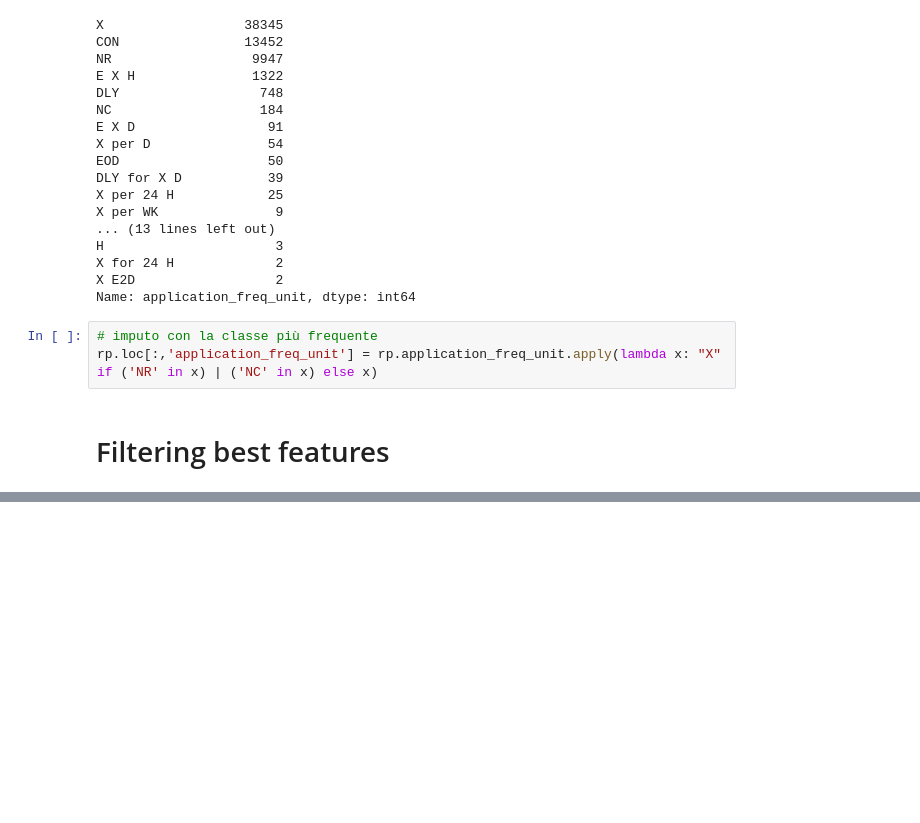
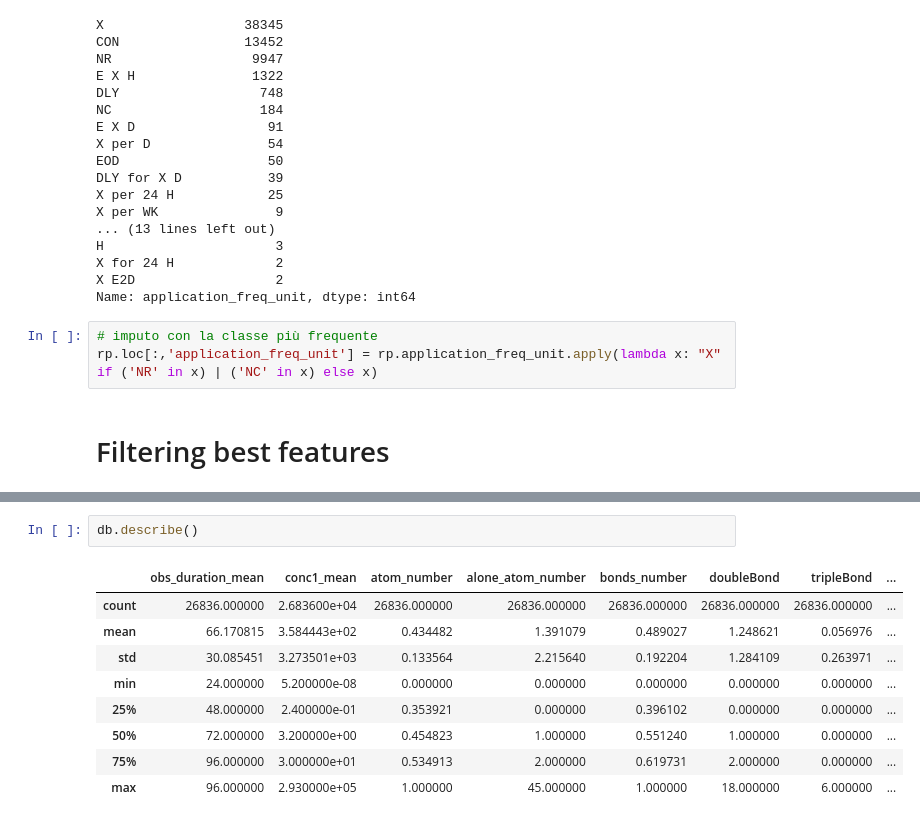
Before and after one commit to simonedambrosi/MLTOX-Simone, a Jupyter notebook: script sistemati/Data take 2.ipynb, the cells around one changed output, grey strips where cells are left out. Drawn from its saved outputs; the diff is of its cells as text; blank space fills up the shorter version.

```diff
--- a/script sistemati/Data take 2.ipynb
+++ b/script sistemati/Data take 2.ipynb
@@ -746,0 +766,12 @@ rp.loc[:,'application_freq_unit'] = rp.application_freq_unit.apply(lambda x: "X"
+# %%
+db.describe()
+# %% [output]
+|  | obs_duration_mean | conc1_mean | atom_number | alone_atom_number | bonds_number | doubleBond | tripleBond | ... |
+| count | 26836.000000 | 2.683600e+04 | 26836.000000 | 26836.000000 | 26836.000000 | 26836.000000 | 26836.000000 | ... |
+| mean | 66.170815 | 3.584443e+02 | 0.434482 | 1.391079 | 0.489027 | 1.248621 | 0.056976 | ... |
+| std | 30.085451 | 3.273501e+03 | 0.133564 | 2.215640 | 0.192204 | 1.284109 | 0.263971 | ... |
+| min | 24.000000 | 5.200000e-08 | 0.000000 | 0.000000 | 0.000000 | 0.000000 | 0.000000 | ... |
+| 25% | 48.000000 | 2.400000e-01 | 0.353921 | 0.000000 | 0.396102 | 0.000000 | 0.000000 | ... |
+| 50% | 72.000000 | 3.200000e+00 | 0.454823 | 1.000000 | 0.551240 | 1.000000 | 0.000000 | ... |
+| 75% | 96.000000 | 3.000000e+01 | 0.534913 | 2.000000 | 0.619731 | 2.000000 | 0.000000 | ... |
+| max | 96.000000 | 2.930000e+05 | 1.000000 | 45.000000 | 1.000000 | 18.000000 | 6.000000 | ... |
```
Also changed, not shown: parts of 7 cells of this notebook, 2 other files.
